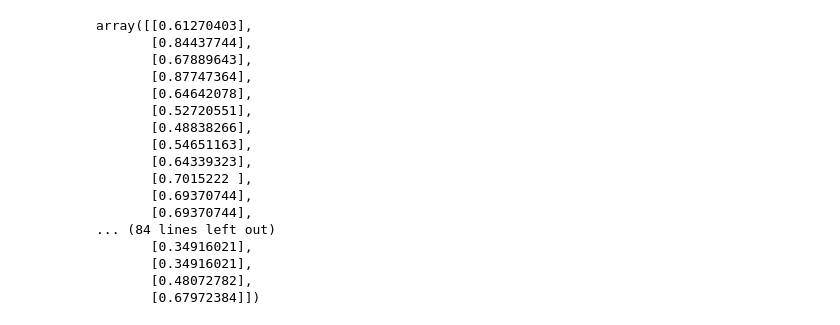
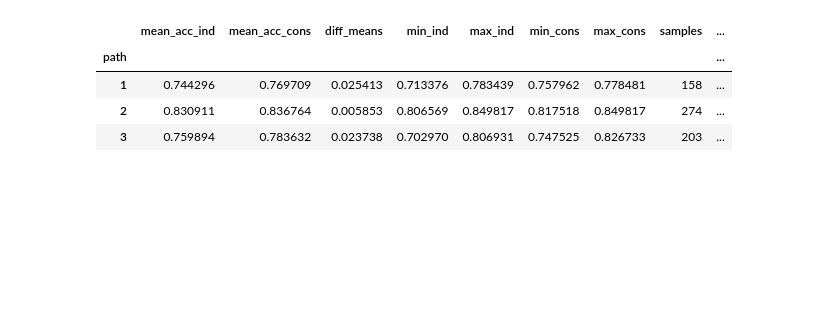
Before and after one commit to jangrove379/WeakBE-Net, a Jupyter notebook: notebooks/self_vs_consensus.ipynb, the cells around one changed output. Saved outputs shown, nothing was run; the diff lists cells and outputs as text; code cells hidden in the pictures; blank space fills up the shorter version.

```diff
--- a/notebooks/self_vs_consensus.ipynb
+++ b/notebooks/self_vs_consensus.ipynb
@@ -57,24 +81,13 @@ for path in range(1, 21):
 # %%
+import numpy as np
 from sklearn.preprocessing import MinMaxScaler
 
 scaler = MinMaxScaler(feature_range=(0, 1))
-normalized_difference = scaler.fit_transform(difference.reshape(-1, 1))
-normalized_difference
+results_agg["normalized_difference"] = scaler.fit_transform(np.array(results_agg["diff_means"]).reshape(-1, 1))
+results_agg
 # %% [output]
-array([[0.61270403],
-       [0.84437744],
-       [0.67889643],
-       [0.87747364],
-       [0.64642078],
-       [0.52720551],
-       [0.48838266],
-       [0.54651163],
-       [0.64339323],
-       [0.7015222 ],
-       [0.69370744],
-       [0.69370744],
-... (84 lines left out)
-       [0.34916021],
-       [0.34916021],
-       [0.48072782],
-       [0.67972384]])
+|  | mean_acc_ind | mean_acc_cons | diff_means | min_ind | max_ind | min_cons | max_cons | samples | ... |
+| path |  |  |  |  |  |  |  |  | ... |
+| 1 | 0.744296 | 0.769709 | 0.025413 | 0.713376 | 0.783439 | 0.757962 | 0.778481 | 158 | ... |
+| 2 | 0.830911 | 0.836764 | 0.005853 | 0.806569 | 0.849817 | 0.817518 | 0.849817 | 274 | ... |
+| 3 | 0.759894 | 0.783632 | 0.023738 | 0.702970 | 0.806931 | 0.747525 | 0.826733 | 203 | ... |
```
Also changed, not shown: parts of 18 cells of this notebook, 2 other files.
